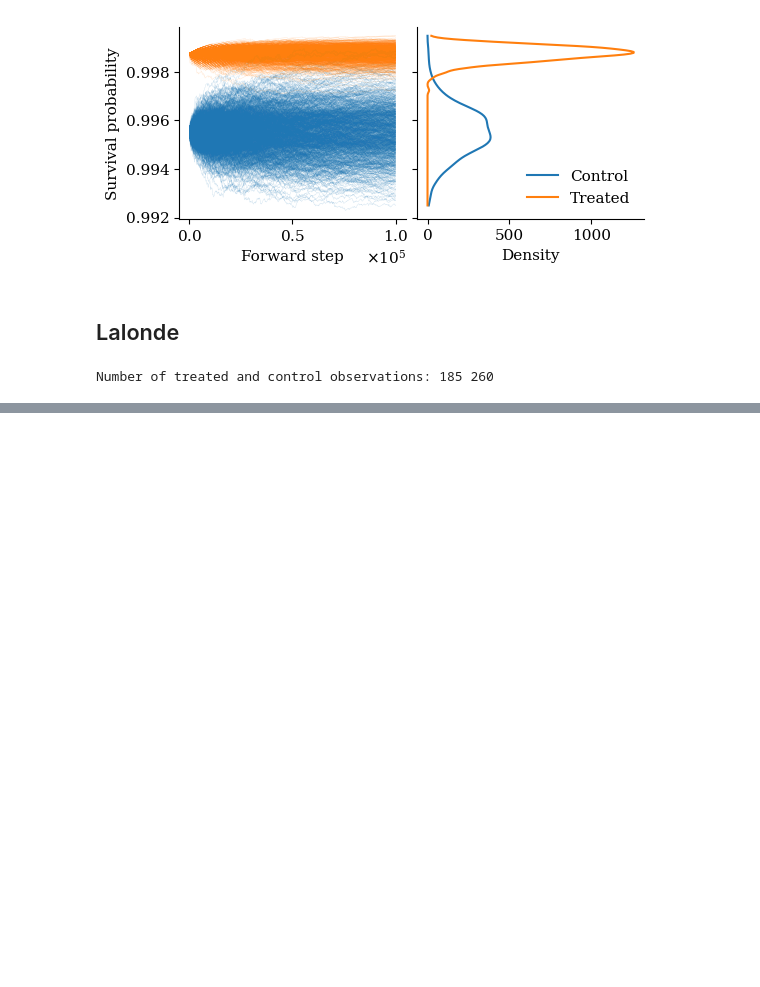
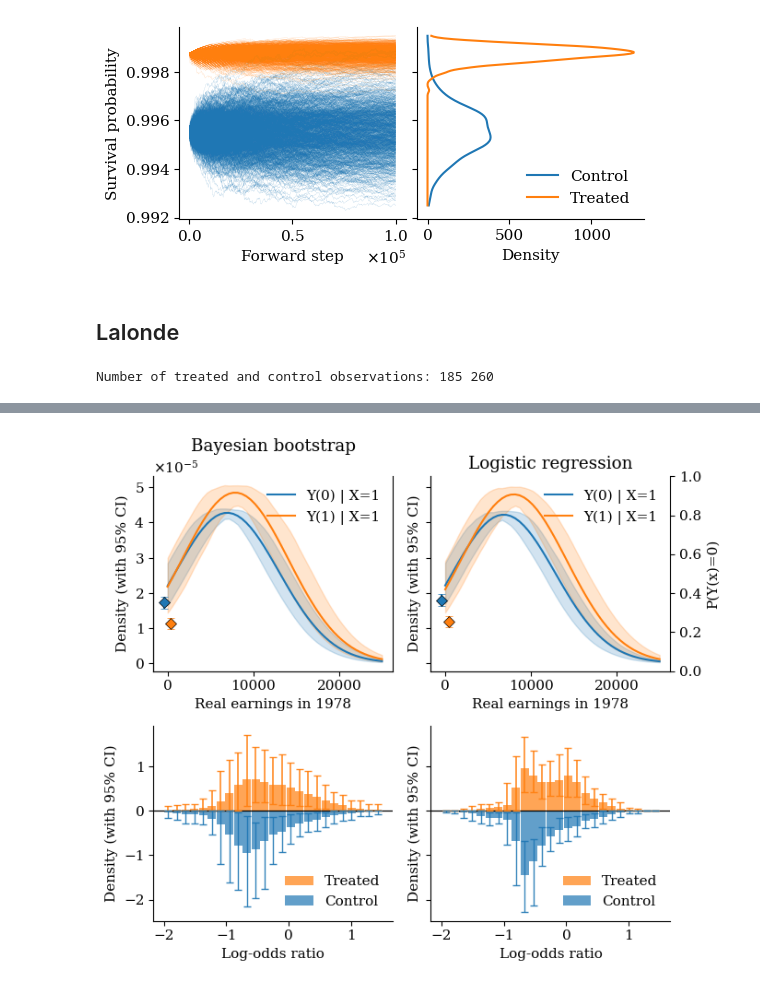
Before and after one commit to gregorsteiner/CausalMP, a Jupyter notebook: Real_Examples.ipynb, the cells around one changed output, grey strips where cells are left out. Cells and saved outputs as stored; diff of their text form; code cells hidden in the pictures; blank space fills up the shorter version.

Commit message:
Implemented zero mixture

```diff
--- a/Real_Examples.ipynb
+++ b/Real_Examples.ipynb
@@ -254,6 +254,7 @@ Number of treated and control observations: 185 260
 mu_y = y.mean()
 sig_y = y.std()
 y_std = (y - mu_y) / sig_y
+y0_std = (0 - mu_y) / sig_y  # standardised location of the point mass at re78 = 0
 
 w_std = (w - w.mean(axis=0)) / w.std(axis=0)
 
@@ -264,8 +265,12 @@ B = 200
 y_grid_orig = np.linspace(0, 25000, 50)
 y_grid_std = (y_grid_orig - mu_y) / sig_y
 
-# Counterfactual outcomes among treated Y(0)|X = 1 and Y(1)|X = 1
-res_tt = mp_causal_density(y_std, x, w_std, y_grid_std, B, T, weighting="att")
+# Counterfactual outcomes among treated Y(0)|X = 1 and Y(1)|X = 1. re78 has a large point
+# mass at zero (unemployed participants), which corrupts the continuous copula recursion if
+# fed through it directly -- see the "Zero-inflated mixture" discussion below -- so we use
+# the zero-inflated mixture model: P(Y=0|x,w) via a recursively updated logistic regression,
+# plus a copula-regression model for Y|Y!=0,x,w fit on the non-zero subsample.
+res_tt = mp_causal_density_zi(y_std, x, w_std, y_grid_std, B, T, weighting="att", y0=y0_std)
 
 # logistic regression as comparison
-res_log = mp_causal_density(y_std, x, w_std, y_grid_std, B, T, weighting="att", x_update="logistic")
+res_log = mp_causal_density_zi(y_std, x, w_std, y_grid_std, B, T, weighting="att", x_update="logistic", y0=y0_std)
@@ -294,19 +317,42 @@ def _hist_density(lo_samples, x_flag, B_post):
         out[b] = counts
     return out
 
+# The point mass P(Y=0|x) lives on a probability scale, not a density scale, and is
+# typically much larger than the continuous density's magnitude -- plotting both on the same
+# axis (even after spreading the mass over a grid cell) makes the continuous curve
+# unreadable. We instead give the point mass its own twin y-axis (0 to 1).
 def _plot_att_densities(ax, res, title):
-    ax.plot(y_grid_orig, res['x_0']['mean'] / sig_y, label="Y(0) | X=1", color='tab:blue')
-    ax.fill_between(y_grid_orig, res['x_0']['low'] / sig_y, res['x_0']['high'] / sig_y, color='tab:blue', alpha=0.2)
-    ax.plot(y_grid_orig, res['x_1']['mean'] / sig_y, label="Y(1) | X=1", color='tab:orange')
-    ax.fill_between(y_grid_orig, res['x_1']['low'] / sig_y, res['x_1']['high'] / sig_y, color='tab:orange', alpha=0.2)
+    ax2 = ax.twinx()
+    ax2.spines['right'].set_visible(True)  # rcParams above disables it by default
+    ax2.spines['top'].set_visible(False)
+    for xi, lab, color, offset in [
+        (0, "Y(0) | X=1", "tab:blue", -400),
+        (1, "Y(1) | X=1", "tab:orange", 400),
+    ]:
+        p0 = res['p0'][f'x_{xi}']
+        scale = (1 - p0['mean']) / sig_y
+        mean_d = res[f'x_{xi}']['mean'] * scale
+        low_d  = res[f'x_{xi}']['low'] * scale
+        high_d = res[f'x_{xi}']['high'] * scale
+
+        ax.plot(y_grid_orig, mean_d, label=lab, color=color)
+        ax.fill_between(y_grid_orig, low_d, high_d, color=color, alpha=0.2)
+
+        ax2.errorbar([offset], [p0['mean']], yerr=[[p0['mean'] - p0['low']], [p0['high'] - p0['mean']]],
+                     fmt='D', color=color, capsize=3, markersize=6,
+                     markeredgecolor='black', markeredgewidth=0.5)
+
     ax.set_xlabel("Real earnings in 1978")
     ax.set_xticks([0, 10000, 20000])
     ax.set_ylabel("Density (with 95% CI)")
     ax.set_title(title)
-    ax.legend(frameon=False)
+    ax.legend(frameon=False, loc='upper right')
     fmt = ticker.ScalarFormatter(useMathText=True)
     fmt.set_powerlimits((0, 0))
     ax.yaxis.set_major_formatter(fmt)
+
+    ax2.set_ylim(0, 1)
+    return ax2
 
 def _plot_propensity_hist(ax, res):
     ps = res['propensity_scores']  # (B_post, n)
@@ -320,34 +366,40 @@ def _plot_propensity_hist(ax, res):
     # necessarily true for the median
     med_trt = np.mean(hist_trt,  axis=0)
     lo_trt  = np.quantile(hist_trt,  0.025, axis=0)
     hi_trt  = np.quantile(hist_trt,  0.975, axis=0)
 
     med_ctrl = np.mean(hist_ctrl, axis=0)
     lo_ctrl  = np.quantile(hist_ctrl, 0.025, axis=0)
     hi_ctrl  = np.quantile(hist_ctrl, 0.975, axis=0)
 
     ax.axhline(0, color='black', linewidth=0.9)
 
+    # clip to guard against tiny negative round-off (e.g. med - lo ~ -1e-17 when a bin is
+    # essentially always empty), which errorbar rejects outright
     ax.bar(bin_centres,  med_trt,  width=width * 0.95, color='tab:orange', label='Treated', alpha=0.7)
-    ax.errorbar(bin_centres, med_trt, yerr=[med_trt - lo_trt, hi_trt - med_trt],
+    ax.errorbar(bin_centres, med_trt, yerr=[np.maximum(med_trt - lo_trt, 0), np.maximum(hi_trt - med_trt, 0)],
                 fmt='none', color='tab:orange', capsize=3, linewidth=1.2, alpha=0.9)
 
     ax.bar(bin_centres, -med_ctrl, width=width * 0.95, color='tab:blue', label='Control', alpha=0.7)
-    ax.errorbar(bin_centres, -med_ctrl, yerr=[hi_ctrl - med_ctrl, med_ctrl - lo_ctrl],
+    ax.errorbar(bin_centres, -med_ctrl, yerr=[np.maximum(hi_ctrl - med_ctrl, 0), np.maximum(med_ctrl - lo_ctrl, 0)],
                 fmt='none', color='tab:blue', capsize=3, linewidth=1.0, alpha=0.9)
 
     ax.set_xlabel("Log-odds ratio")
     ax.set_ylabel("Density (with 95% CI)")
     ax.legend(frameon=False)
 
 # Left column: Bayesian bootstrap approach (mp_density_att)
-_plot_att_densities(axes[0, 0], res_tt, "Bayesian bootstrap")
+ax2_bb = _plot_att_densities(axes[0, 0], res_tt, "Bayesian bootstrap")
+ax2_bb.set_yticks([])
 _plot_propensity_hist(axes[1, 0], res_tt)
 
 # Right column: logistic regression / natural gradient approach (mp_density_att_logistic)
-_plot_att_densities(axes[0, 1], res_log, "Logistic regression")
+ax2_log = _plot_att_densities(axes[0, 1], res_log, "Logistic regression")
+ax2_log.set_ylabel(r"P(Y(x)=0)")
 _plot_propensity_hist(axes[1, 1], res_log)
 
 plt.tight_layout()
 plt.savefig('Figures/LalondeExample.pdf', dpi=300, bbox_inches='tight')
 plt.show()
+# %% [output]
+[figure, added]
```
Also changed, not shown: parts of 6 cells of this notebook, 3 other files.
